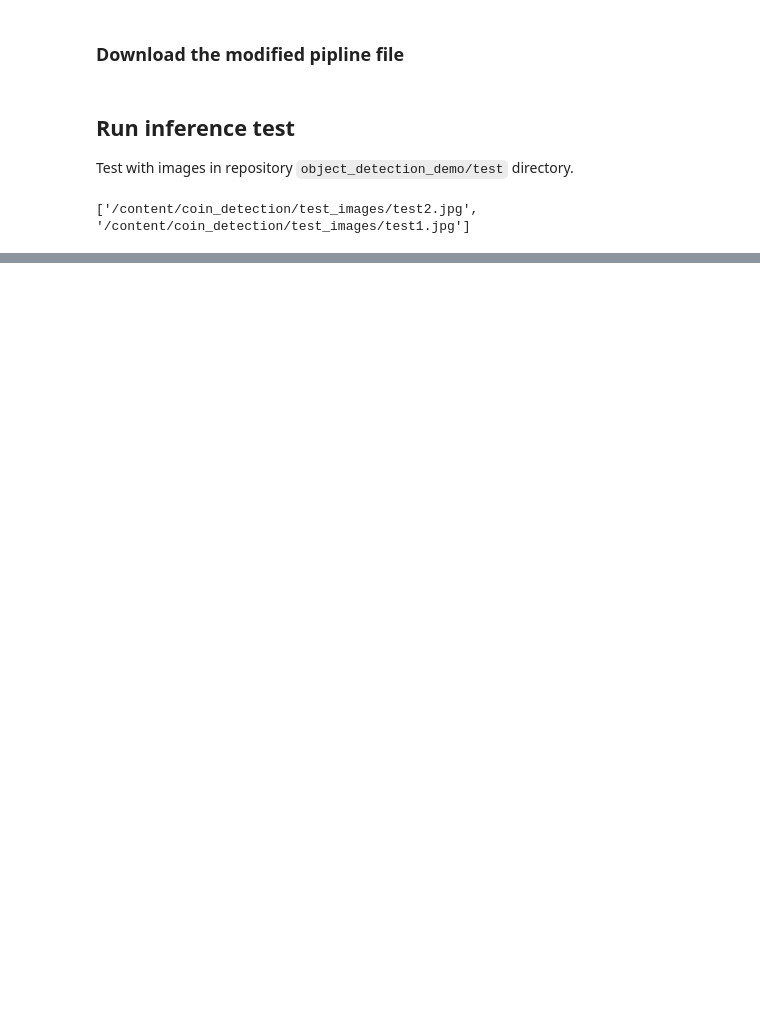
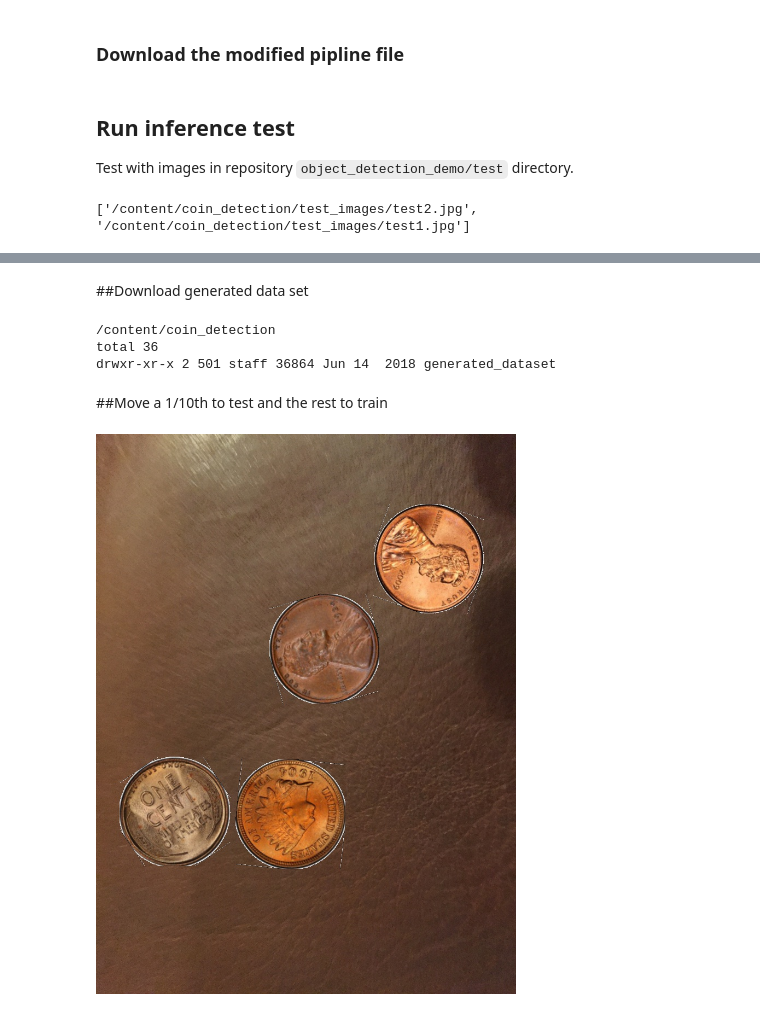
Before and after one commit to mbolaris/coin_detection, a Jupyter notebook: Train_Coin_Detector.ipynb, the cells around one changed output, grey strips where cells are left out. Cells and saved outputs as stored; diff of their text form; code cells hidden in the pictures; blank space fills up the shorter version.

```diff
--- a/Train_Coin_Detector.ipynb
+++ b/Train_Coin_Detector.ipynb
@@ -609,0 +615,18 @@ for image_path in TEST_IMAGE_PATHS:
+# %% [markdown]
+##Download generated data set
+# %%
+import shutil
+# Download and unpack dataset
+%cd /content/coin_detection
+# The scraped PCGS dataset
+dataset_id = '1YzTQYQ6tayJEXRxQVSVhZ1PTHB_AtcLL'
+file = drive.CreateFile({'id':dataset_id})
+file.GetContentFile('dataset_import.tar.gz')
+shutil.unpack_archive('dataset_import.tar.gz', 'dataset_import')
+!ls -l dataset_import
+# %% [output]
+/content/coin_detection
+total 36
+drwxr-xr-x 2 501 staff 36864 Jun 14  2018 generated_dataset
+# %% [markdown]
+##Move a 1/10th to test and the rest to train
@@ -610,2 +649,7 @@ for image_path in TEST_IMAGE_PATHS:
+# %%
+from IPython.display import Image
+Image(filename='/content/coin_detection/images/test/generated43.jpg')
+# %% [output]
+[figure, added]
 # %%
 !kill -9 -1 # !!!!!!!!reset virtual machine
```
Also changed, not shown: parts of 21 cells of this notebook.
